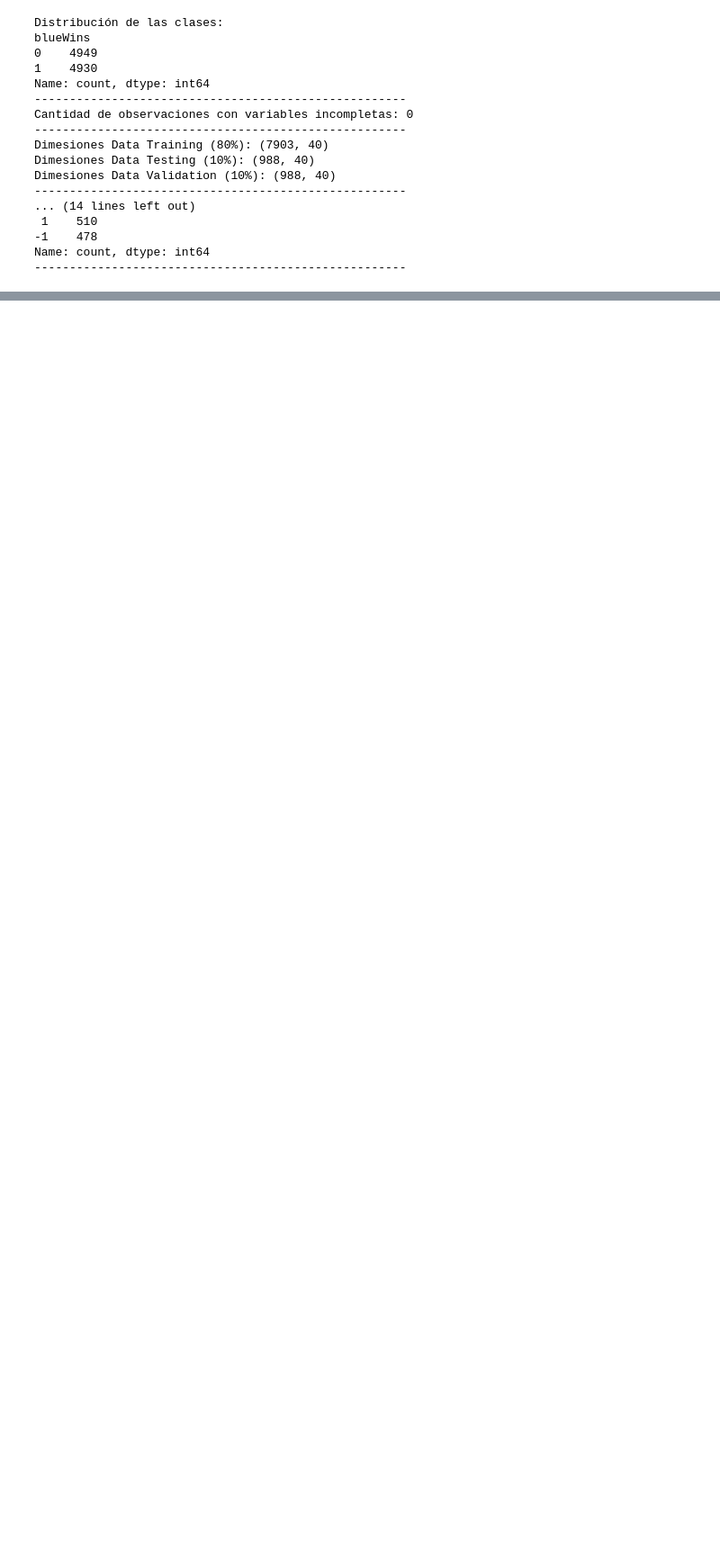
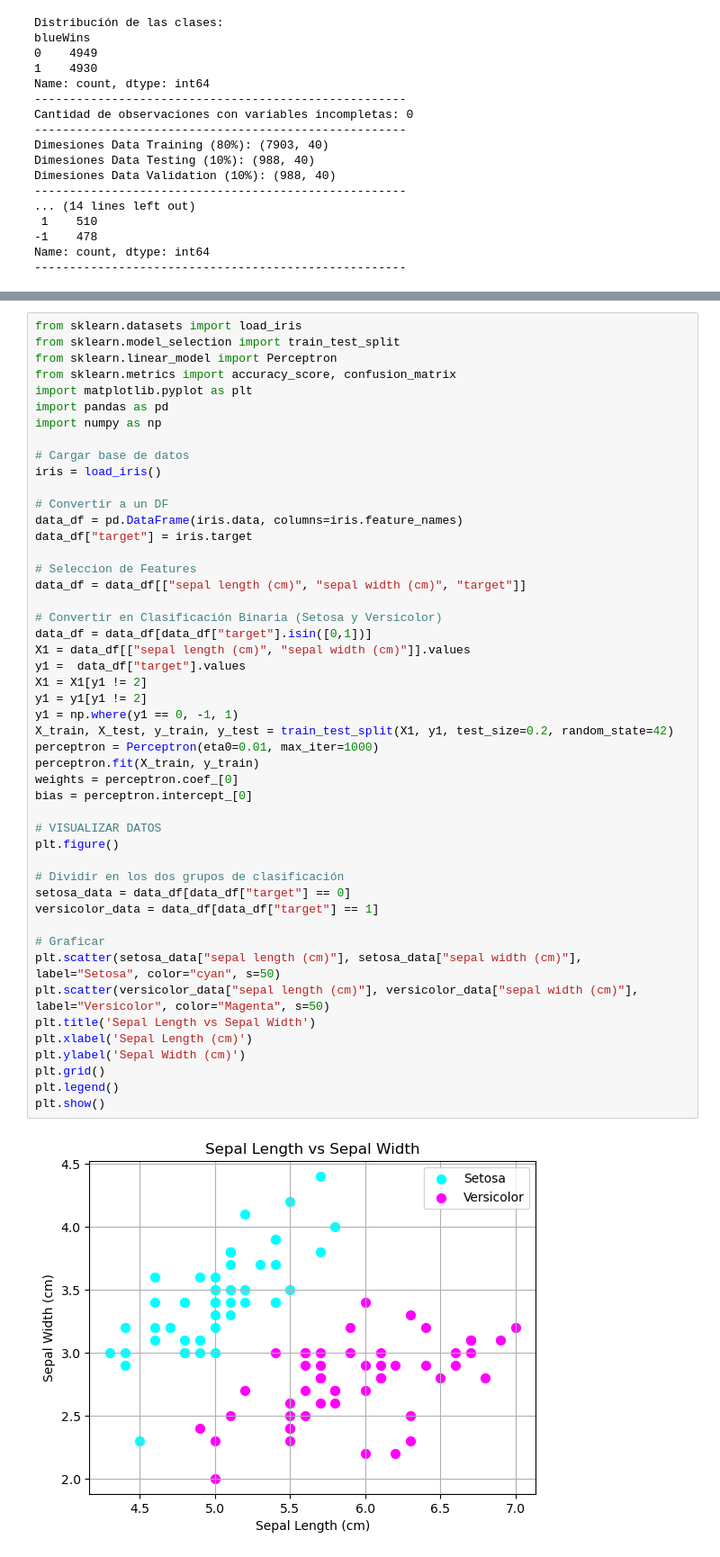
Before and after one commit to danielanavas2002/InteligenciaArtificial, a Jupyter notebook: Laboratorio/Laboratorio03/Laboratorio03.ipynb, the cells around one changed output, grey strips where cells are left out. Shown: that part at 90% size. Saved outputs shown, nothing was run; the diff lists cells and outputs as text; blank space fills up the shorter version.

```diff
--- a/Laboratorio/Laboratorio03/Laboratorio03.ipynb
+++ b/Laboratorio/Laboratorio03/Laboratorio03.ipynb
@@ -827,0 +873,50 @@ De las medidas obtenidas, la mejor versión del modelo es la que emplea **el mé
+# %%
+from sklearn.datasets import load_iris
+from sklearn.model_selection import train_test_split
+from sklearn.linear_model import Perceptron
+from sklearn.metrics import accuracy_score, confusion_matrix
+import matplotlib.pyplot as plt
+import pandas as pd
+import numpy as np
+
+# Cargar base de datos
+iris = load_iris()
+
+# Convertir a un DF
+data_df = pd.DataFrame(iris.data, columns=iris.feature_names)
+data_df["target"] = iris.target
+
+# Seleccion de Features
+data_df = data_df[["sepal length (cm)", "sepal width (cm)", "target"]]
+
+# Convertir en Clasificación Binaria (Setosa y Versicolor)
+data_df = data_df[data_df["target"].isin([0,1])]
+X1 = data_df[["sepal length (cm)", "sepal width (cm)"]].values
+y1 =  data_df["target"].values
+X1 = X1[y1 != 2]
+y1 = y1[y1 != 2]
+y1 = np.where(y1 == 0, -1, 1)
+X_train, X_test, y_train, y_test = train_test_split(X1, y1, test_size=0.2, random_state=42)
+perceptron = Perceptron(eta0=0.01, max_iter=1000)
+perceptron.fit(X_train, y_train)
+weights = perceptron.coef_[0]
+bias = perceptron.intercept_[0]
+
+# VISUALIZAR DATOS
+plt.figure()
+
+# Dividir en los dos grupos de clasificación
+setosa_data = data_df[data_df["target"] == 0]
+versicolor_data = data_df[data_df["target"] == 1]
+
+# Graficar
+plt.scatter(setosa_data["sepal length (cm)"], setosa_data["sepal width (cm)"], label="Setosa", color="cyan", s=50)
+plt.scatter(versicolor_data["sepal length (cm)"], versicolor_data["sepal width (cm)"], label="Versicolor", color="Magenta", s=50)
+plt.title('Sepal Length vs Sepal Width')
+plt.xlabel('Sepal Length (cm)')
+plt.ylabel('Sepal Width (cm)')
+plt.grid()
+plt.legend()
+plt.show()
+# %% [output]
+[figure, added]
```
Also changed, not shown: parts of 14 cells of this notebook.
